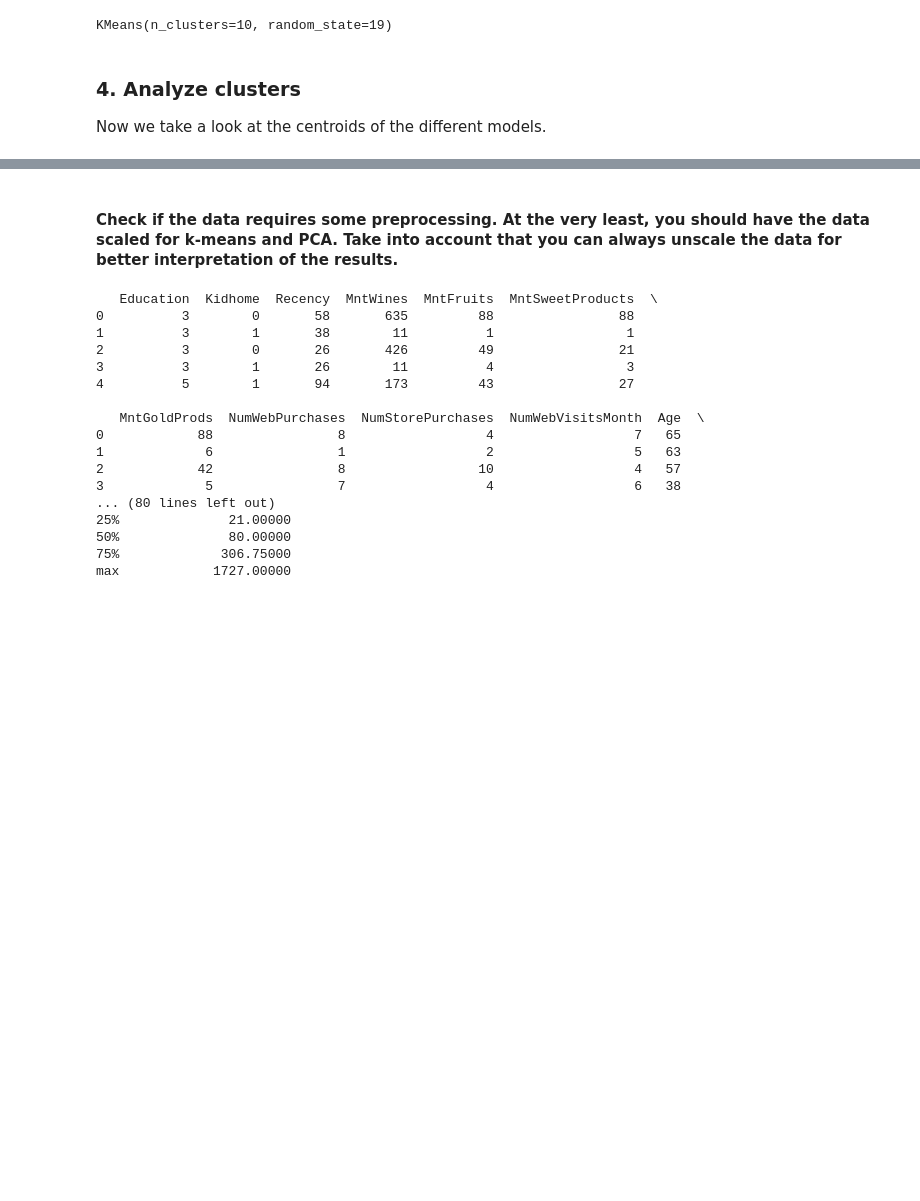
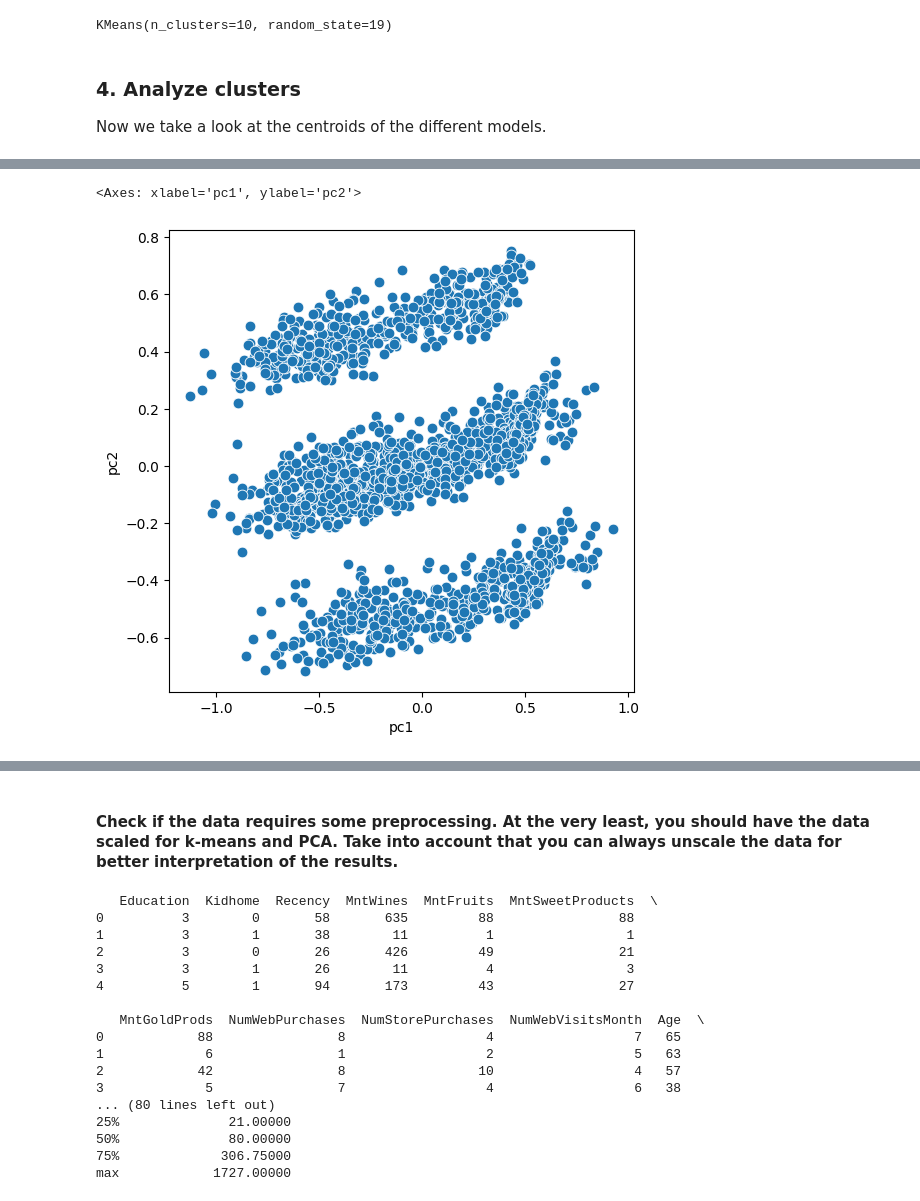
Before and after one commit to sannahartmann/Assignment-1-Unsupervised-learning, a Jupyter notebook: assignment1.ipynb, the cells around one changed output, grey strips where cells are left out. Saved outputs shown, nothing was run; the diff lists cells and outputs as text; code cells hidden in the pictures; blank space fills up the shorter version.

```diff
--- a/assignment1.ipynb
+++ b/assignment1.ipynb
@@ -259,0 +278,10 @@ centers_unscaled
+# %%
+pca = PCA()
+pca.fit(df_scaled)
+df_pca = pca.transform(df_scaled)
+# %%
+lcolumns = []
+for i in range (1,df_scaled.shape[1]+1):
+  lcolumns.append('pc' + str(i))
+df_pca = pd.DataFrame(df_pca, columns = lcolumns,index=df_scaled.index)
+df_pca
@@ -259,0 +302,7 @@ centers_unscaled
+# %%
+plt.figure(figsize=(6,6))
+sns.scatterplot( x='pc1', y='pc2',s=60,
+  data=df_pca,legend=True)
+# %% [output]
+<Axes: xlabel='pc1', ylabel='pc2'>
+[figure, added]
```
Also changed, not shown: parts of 12 cells of this notebook.
